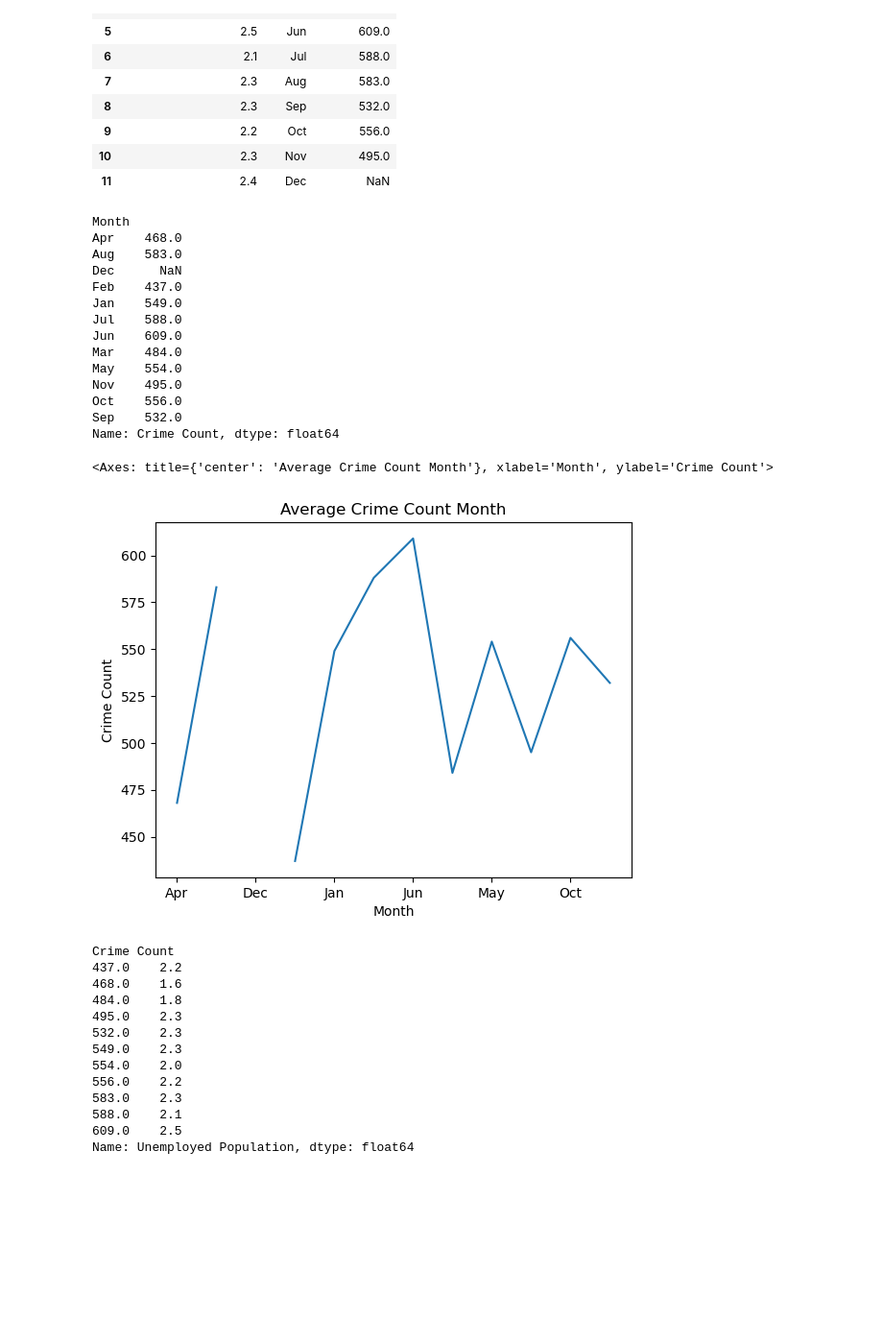
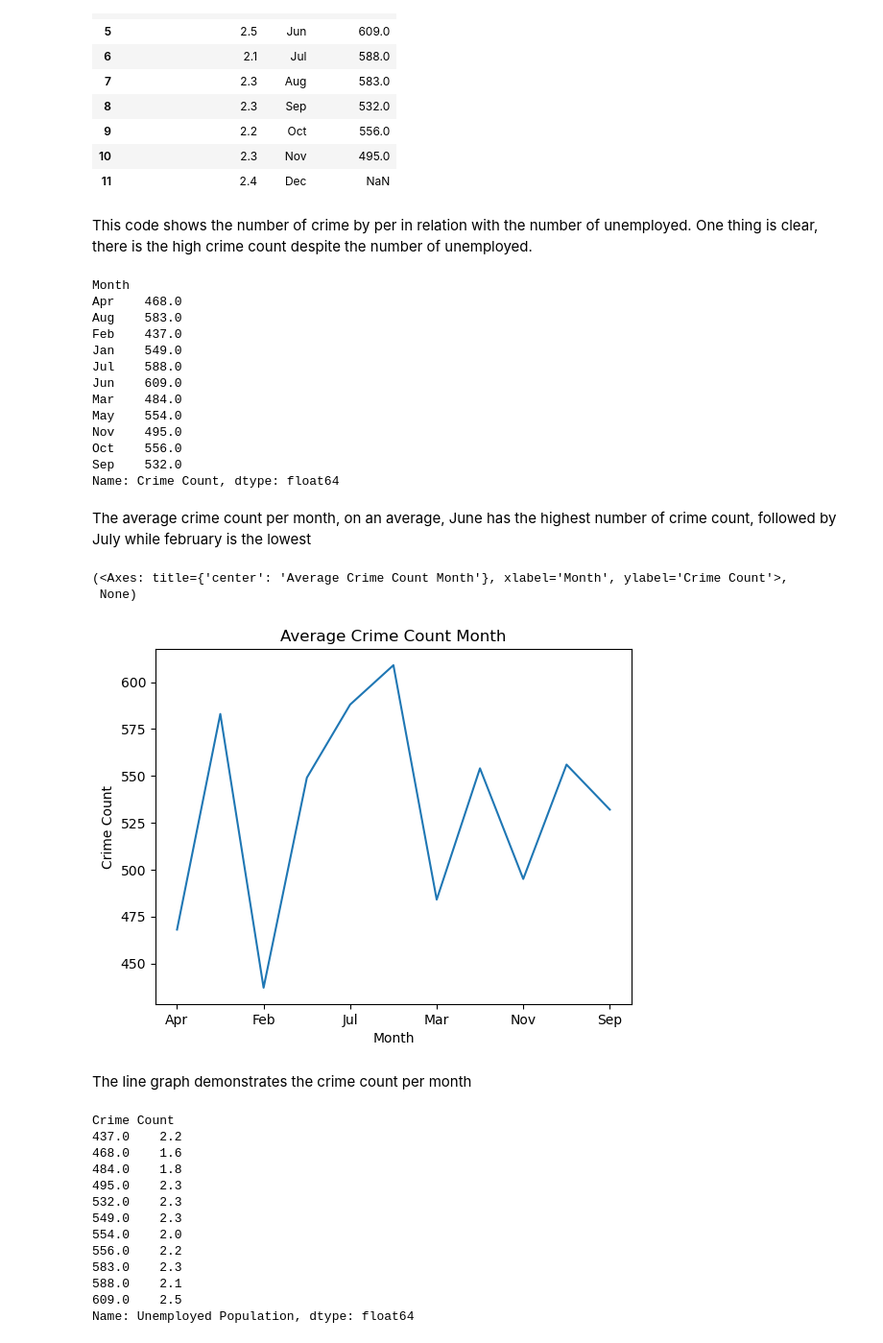
Before and after one commit to Uhuegbu23/crime_unemployment_data, a Jupyter notebook: notebooks/birmingham_crime.ipynb, the cells around one changed output. Shown at 96% size. Drawn from its saved outputs; the diff is of its cells as text; code cells hidden in the pictures; blank space fills up the shorter version.

```diff
--- a/notebooks/birmingham_crime.ipynb
+++ b/notebooks/birmingham_crime.ipynb
@@ -669,14 +871,15 @@ crime_unemployment_year
 | 9 | 2.2 | Oct | 556.0 |
 | 10 | 2.3 | Nov | 495.0 |
 | 11 | 2.4 | Dec | NaN |
+# %% [markdown]
+This code shows the number of crime by per in relation with the number of unemployed. One thing is clear, there is the high crime count despite the number of unemployed.
 # %%
-avg_crime_per_month=crime_unemployment_year.groupby('Month')['Crime Count'].mean()
+avg_crime_per_month=crime_unemployment_year.groupby('Month')['Crime Count'].mean().dropna()
 avg_crime_per_month
 # %% [output]
 Month
 Apr    468.0
 Aug    583.0
-Dec      NaN
 Feb    437.0
 Jan    549.0
 Jul    588.0
@@ -687,11 +890,16 @@ Nov    495.0
 Oct    556.0
 Sep    532.0
 Name: Crime Count, dtype: float64
+# %% [markdown]
+The average crime count per month, on an average, June has the highest number of crime count, followed by July while february is the lowest
 # %%
-avg_crime_per_month.plot(kind="line", xlabel='Month', ylabel='Crime Count', title = "Average Crime Count Month")
+avg_crime_per_month.plot(kind="line", xlabel='Month', ylabel='Crime Count', title = "Average Crime Count Month"), plt.savefig('Average Crime Count Month.png', bbox_inches='tight')
 # %% [output]
-<Axes: title={'center': 'Average Crime Count Month'}, xlabel='Month', ylabel='Crime Count'>
+(<Axes: title={'center': 'Average Crime Count Month'}, xlabel='Month', ylabel='Crime Count'>,
+ None)
-[figure, old version]
+[figure, new version]
+# %% [markdown]
+The line graph demonstrates the crime count per month
 # %%
 avg_count_per_unemployment=crime_unemployment_year.groupby('Crime Count')['Unemployed Population'].mean()
 avg_count_per_unemployment
```
Also changed, not shown: parts of 80 cells of this notebook.
